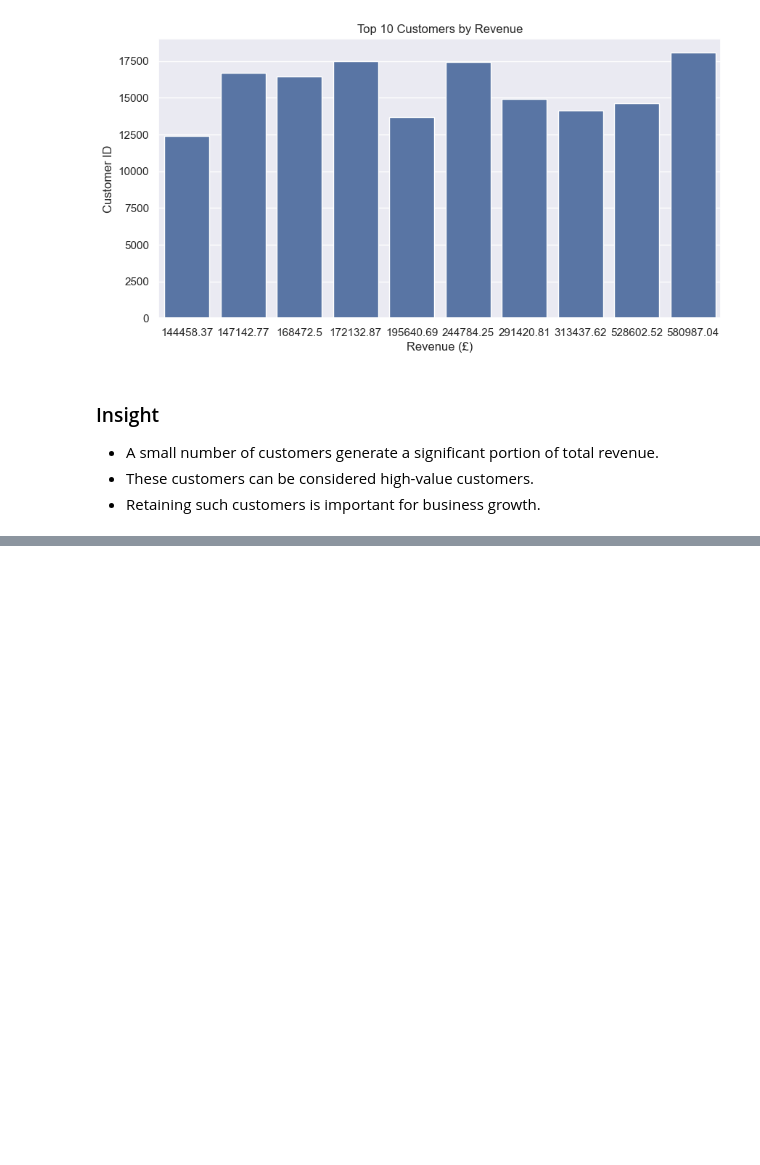
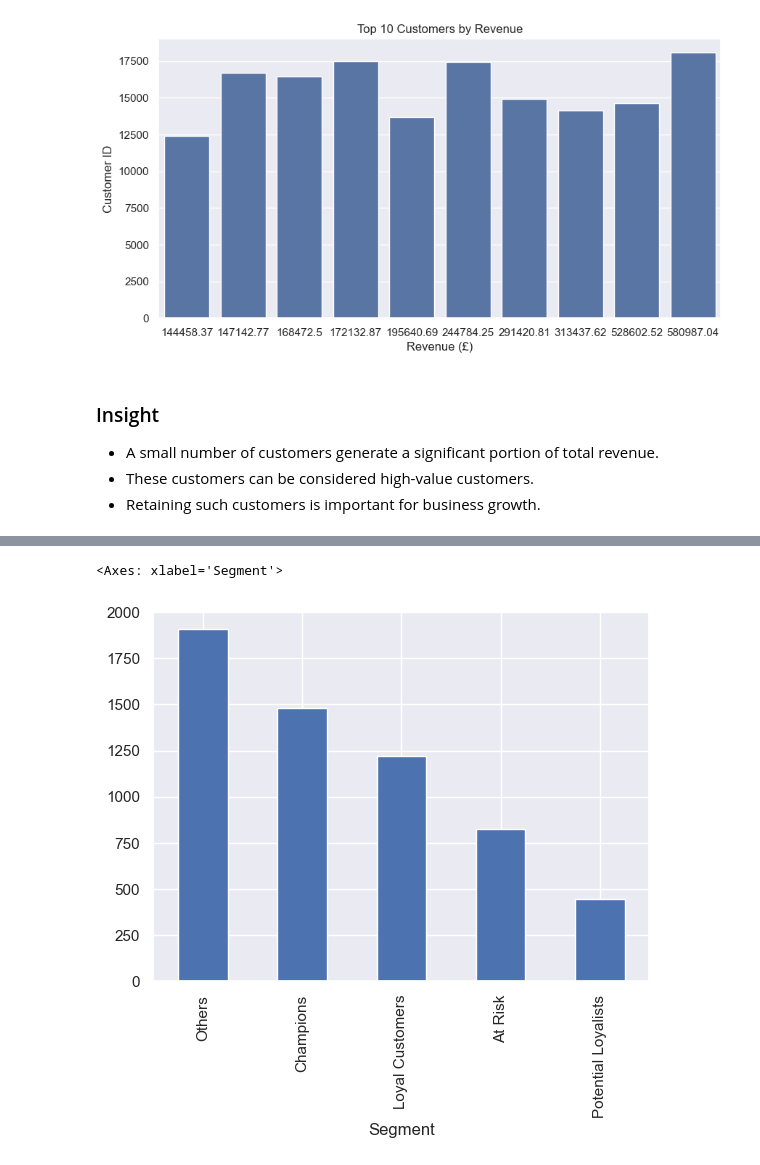
Before and after one commit to muhammadbilal744/online-retail-customer-sales-analysis, a Jupyter notebook: Notebooks/04_customer_analysis.ipynb, the cells around one changed output, grey strips where cells are left out. Drawn from its saved outputs; the diff is of its cells as text; code cells hidden in the pictures; blank space fills up the shorter version.

```diff
--- a/Notebooks/04_customer_analysis.ipynb
+++ b/Notebooks/04_customer_analysis.ipynb
@@ -109,0 +251,8 @@ plt.show()
+# %%
+rfm["RFM_Score"] = (
+    rfm["R_Score"].astype(str)
+    + rfm["F_Score"].astype(str)
+    + rfm["M_Score"].astype(str)
+)
+
+rfm.head()
@@ -109,0 +273,22 @@ plt.show()
+# %%
+def customer_segment(row):
+
+    if row["R_Score"] >= 4 and row["F_Score"] >= 4:
+        return "Champions"
+
+    elif row["R_Score"] >= 3 and row["F_Score"] >= 3:
+        return "Loyal Customers"
+
+    elif row["R_Score"] >= 4:
+        return "Potential Loyalists"
+
+    elif row["R_Score"] <= 2 and row["F_Score"] >= 3:
+        return "At Risk"
+
+    else:
+        return "Others"
+
+
+rfm["Segment"] = rfm.apply(customer_segment, axis=1)
+
+rfm.head()
@@ -109,0 +303,18 @@ plt.show()
+# %%
+segment_counts = rfm["Segment"].value_counts()
+
+segment_counts
+
+segment_counts.plot(
+    kind="bar"
+)
+# plt.title("Customer Segments")
+# plt.xlabel("Segment")
+# plt.ylabel("Number of Customers")
+
+# plt.xticks(rotation=45)
+
+# plt.show()
+# %% [output]
+<Axes: xlabel='Segment'>
+[figure, added]
```
Also changed, not shown: parts of 18 cells of this notebook, 4 other files.
